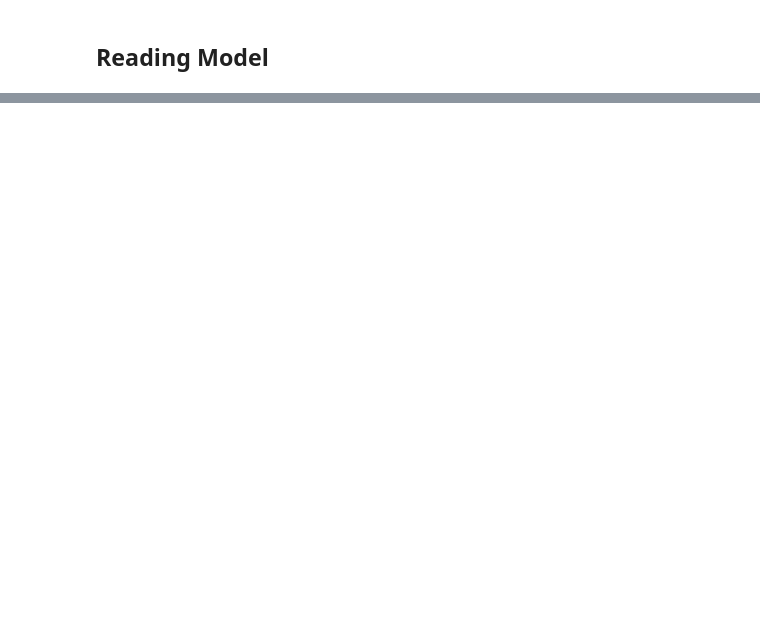
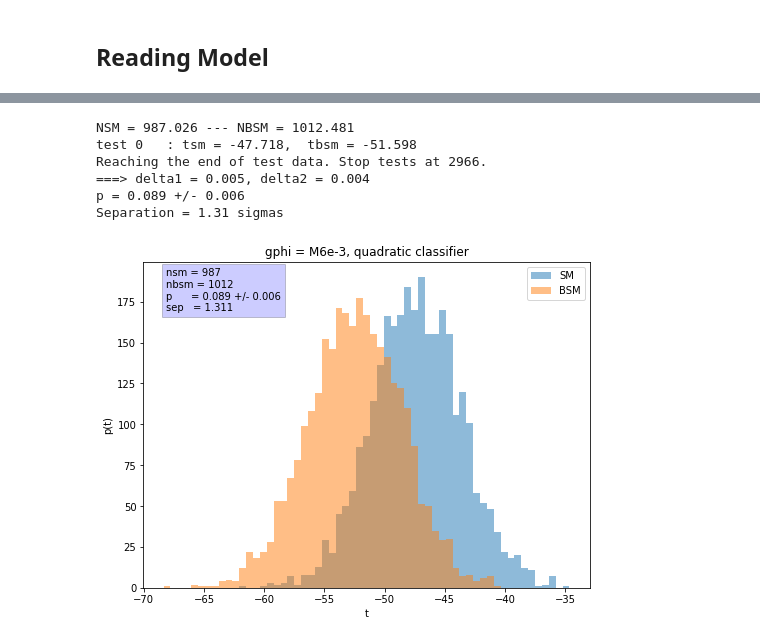
Before and after one commit to johannbrehmer/madminer, a Jupyter notebook: examples/tutorial_particle_physics/TestEstimator-Light.ipynb, the cells around one changed output, grey strips where cells are left out. Cells and saved outputs as stored; diff of their text form; code cells hidden in the pictures; blank space fills up the shorter version.

```diff
--- a/examples/tutorial_particle_physics/TestEstimator-Light.ipynb
+++ b/examples/tutorial_particle_physics/TestEstimator-Light.ipynb
@@ -655,0 +430,20 @@ Partial test after 10000 epochs (took 87.52 seconds)
+# %%
+# there is some problem with NBSM
+gphivals = [4e-3, 5e-3, 6e-3]
+gphi_fnames = ['gphi_toydata_test_M4e-3_out', 'gphi_toydata_test_M5e-3_out', 'gphi_toydata_test_M6e-3_out']
+
+
+gphivals = [6e-3]
+gphi_fnames = ['gphi_toydata_test_M6e-3_out']
+
+
+for gphival, gphi_fname in zip(gphivals, gphi_fnames):
+    sep_minus, p_minus, tsm_minus, tbsm_minus = TestEstimator(estimator, gphival, gphi_fname, title_message=', quadratic classifier', qc=True)
+# %% [output]
+NSM = 987.026 --- NBSM = 1012.481
+test 0   : tsm = -47.718,  tbsm = -51.598
+Reaching the end of test data. Stop tests at 2966.
+===> delta1 = 0.005, delta2 = 0.004
+p = 0.089 +/- 0.006
+Separation = 1.31 sigmas
+[figure, added]
```
Also changed, not shown: parts of 33 cells of this notebook.
